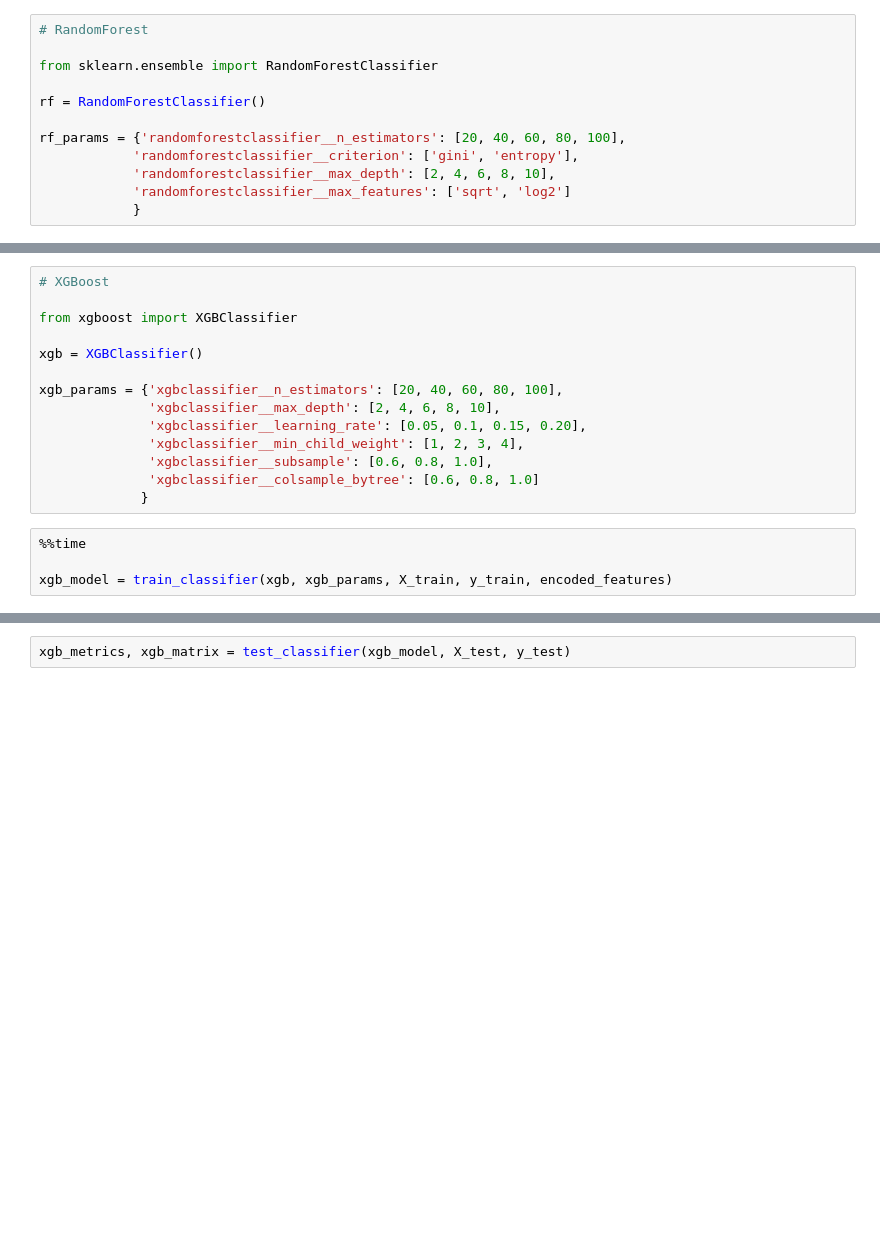
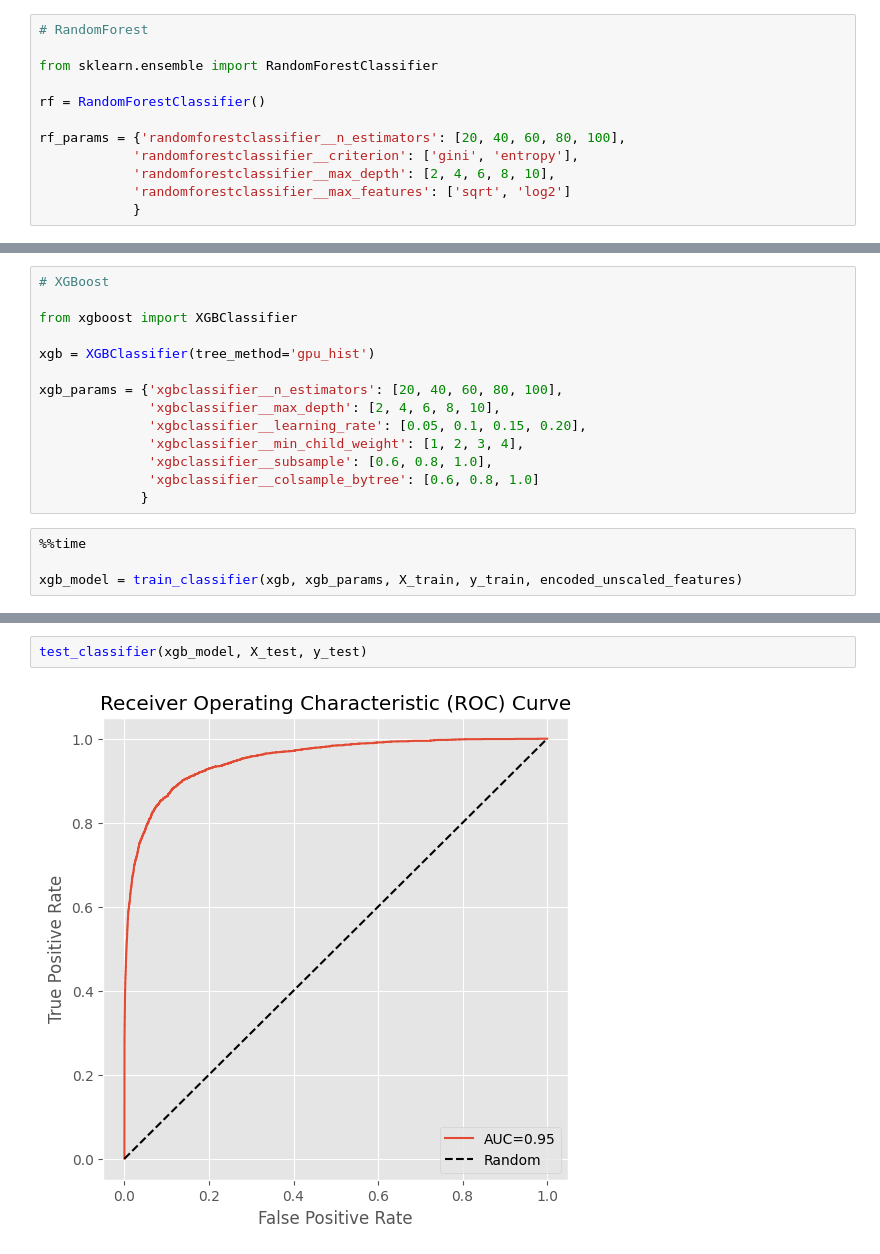
Before and after one commit to matthewmcnulty/bank-account-fraud, a Jupyter notebook: bank-account-fraud.ipynb, the cells around one changed output, grey strips where cells are left out. Cells and saved outputs as stored; diff of their text form; blank space fills up the shorter version.

```diff
--- a/bank-account-fraud.ipynb
+++ b/bank-account-fraud.ipynb
@@ -298,7 +378,7 @@ print(rf_matrix)
 
 from xgboost import XGBClassifier
 
-xgb = XGBClassifier()
+xgb = XGBClassifier(tree_method='gpu_hist')
 
 xgb_params = {'xgbclassifier__n_estimators': [20, 40, 60, 80, 100],
               'xgbclassifier__max_depth': [2, 4, 6, 8, 10],
@@ -310,4 +390,4 @@ xgb_params = {'xgbclassifier__n_estimators': [20, 40, 60, 80, 100],
 # %%
 %%time
 
-xgb_model = train_classifier(xgb, xgb_params, X_train, y_train, encoded_features)
+xgb_model = train_classifier(xgb, xgb_params, X_train, y_train, encoded_unscaled_features)
@@ -314,2 +396,4 @@ xgb_model = train_classifier(xgb, xgb_params, X_train, y_train, encoded_features
 # %%
-xgb_metrics, xgb_matrix = test_classifier(xgb_model, X_test, y_test)
+test_classifier(xgb_model, X_test, y_test)
+# %% [output]
+[figure, added]
```
Also changed, not shown: parts of 43 cells of this notebook.
